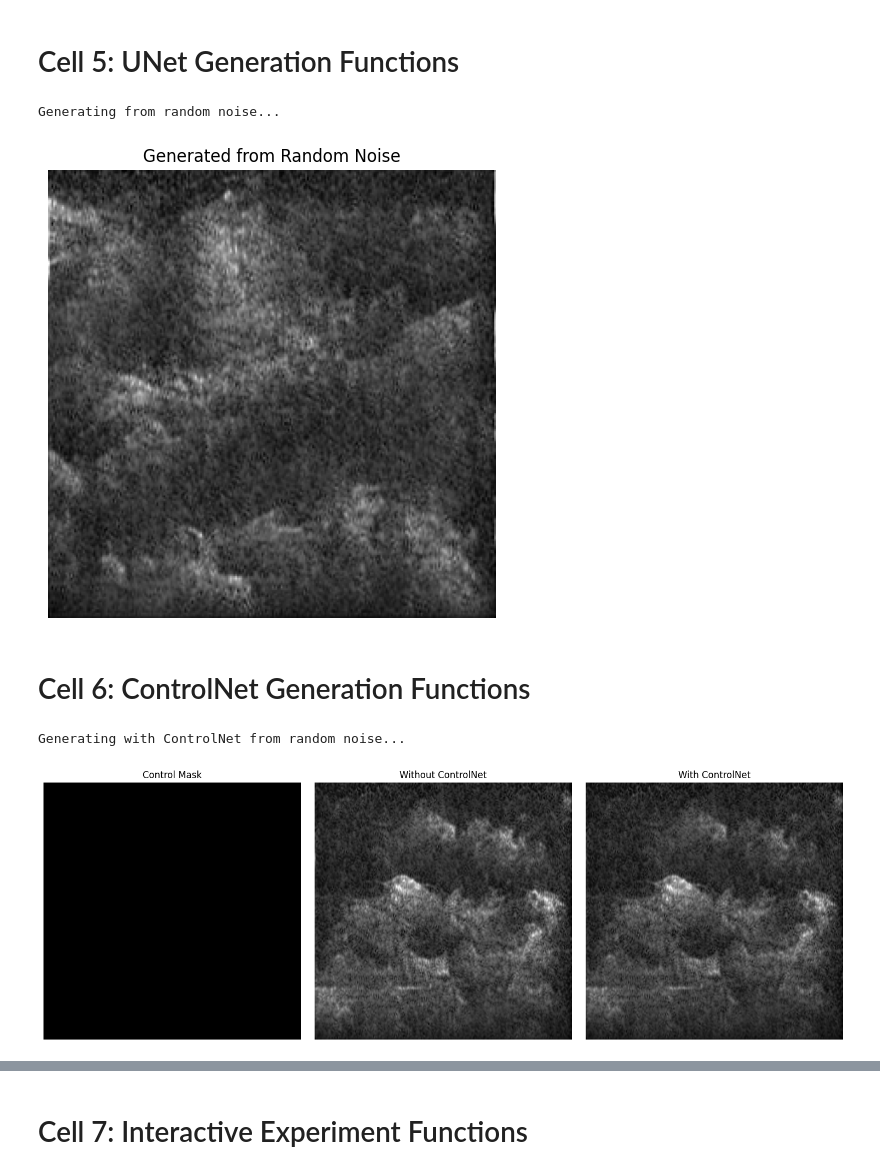
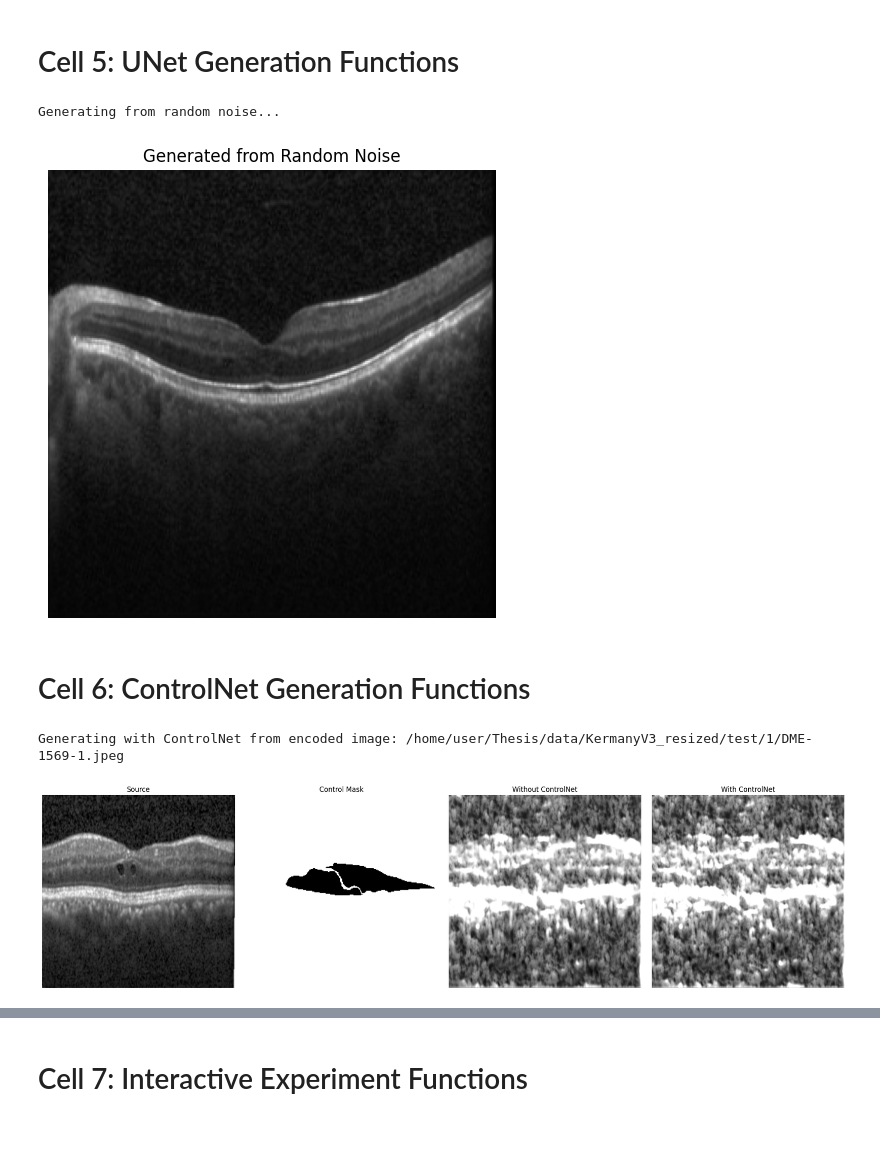
Before and after one commit to marceljhuber/maisi, a Jupyter notebook: Generation.ipynb, the cells around one changed output, grey strips where cells are left out. Cells and saved outputs as stored; diff of their text form; code cells hidden in the pictures; blank space fills up the shorter version.

```diff
--- a/Generation.ipynb
+++ b/Generation.ipynb
@@ -31,7 +31,7 @@ image_path = "/home/mhuber/Thesis/data/KermanyV3_resized/test/3/NORMAL-1569-2.jp
 mask_path = "/home/mhuber/Thesis/data/RETOUCH/retouch_masks/1.png"
 
 image_path = "/home/user/Thesis/data/KermanyV3_resized/test/1/DME-1569-1.jpeg"
-mask_path = "/home/user/Thesis/data/retouch_masks/0.png"
+mask_path = "/home/user/Thesis/data/retouch_masks/1.png"
 # %% [markdown]
 # Cell 2: Load Configuration and Models
 # %%
@@ -91,7 +91,7 @@ def load_models(config_path="./configs/config_CONTROLNET_germany_ddim.json"):
 
     # Load noise scheduler
     noise_scheduler = define_instance(args, "noise_scheduler")
-    noise_scheduler.num_inference_steps = 50
+    noise_scheduler.num_inference_steps = config["training"]["controlnet_infer"]["num_inference_steps"]
 
     print("All models loaded successfully!")
 
@@ -254,10 +258,10 @@ def unet_generation_demo(use_random_noise=True, source_image_path=None):
         latent, _, _ = encode_image(source_img)
 
         # Add noise to the encoded latent
-        # noise = torch.randn_like(latent)
-        # initial_noise = latent + 0.5 * noise  # Partial noise
+        noise = torch.randn_like(latent)
+        initial_noise = latent + 0.5 * noise  # Partial noise
 
-        initial_noise = latent
+        # initial_noise = latent
 
     # Generate using UNet
     generated_latent = denoise_with_unet(initial_noise)
@@ -283,7 +287,7 @@ def unet_generation_demo(use_random_noise=True, source_image_path=None):
 generated_latent, generated_image = unet_generation_demo(use_random_noise=True, source_image_path=image_path)
 # %% [output]
 Generating from random noise...
-[figure, old version]
+[figure, new version]
 # %% [markdown]
 # Cell 6: ControlNet Generation Functions
 # %%
@@ -338,9 +342,10 @@ def controlnet_generation_demo(mask_path, use_random_noise=True, source_image_pa
         source_img = load_image(source_image_path)
         latent, _, _ = encode_image(source_img)
         # Add noise to the encoded latent
-        noise = torch.randn_like(latent)
-        initial_noise = latent + 0.5 * noise  # Partial noise
-        # initial_noise = latent  # No noise
+        # noise = torch.randn_like(latent)
+        # initial_noise = latent + 0.5 * noise  # Partial noise
+        # initial_noise = 0.5 * latent + 1 * generate_random_noise()
+        initial_noise = latent  # No noise
         source_display = tensor_to_image((source_img + 1) / 2)
 
     # Generate using ControlNet
@@ -355,36 +360,36 @@ def controlnet_generation_demo(mask_path, use_random_noise=True, source_image_pa
         controlled_image = torch.clip(controlled_image, -1.0, 1.0)
 
         uncontrolled_image = recon_model(uncontrolled_latent)
         uncontrolled_image = torch.clip(uncontrolled_image, -1.0, 1.0)
 
     # Display results
     controlled_img = tensor_to_image((controlled_image + 1) / 2)
     uncontrolled_img = tensor_to_image((uncontrolled_image + 1) / 2)
 
     if source_display is not None:
         display_images(
             [source_display, mask_display, uncontrolled_img, controlled_img],
             ["Source", "Control Mask", "Without ControlNet", "With ControlNet"],
             figsize=(20, 5)
         )
     else:
         display_images(
             [mask_display, uncontrolled_img, controlled_img],
             ["Control Mask", "Without ControlNet", "With ControlNet"],
             figsize=(15, 5)
         )
 
     return controlled_latent, controlled_image, uncontrolled_latent, uncontrolled_image
 
 
 controlled_latent, controlled_image, uncontrolled_latent, uncontrolled_image = controlnet_generation_demo(
     mask_path=mask_path,
-    use_random_noise=True,
+    use_random_noise=False,
     source_image_path=image_path
 )
 # %% [output]
-Generating with ControlNet from random noise...
+Generating with ControlNet from encoded image: /home/user/Thesis/data/KermanyV3_resized/test/1/DME-1569-1.jpeg
-[figure, old version]
+[figure, new version]
 # %%
 # Print current scheduler info
 print(f"Scheduler type: {type(noise_scheduler)}")
```
Also changed, not shown: parts of 6 cells of this notebook, 1 other file.
